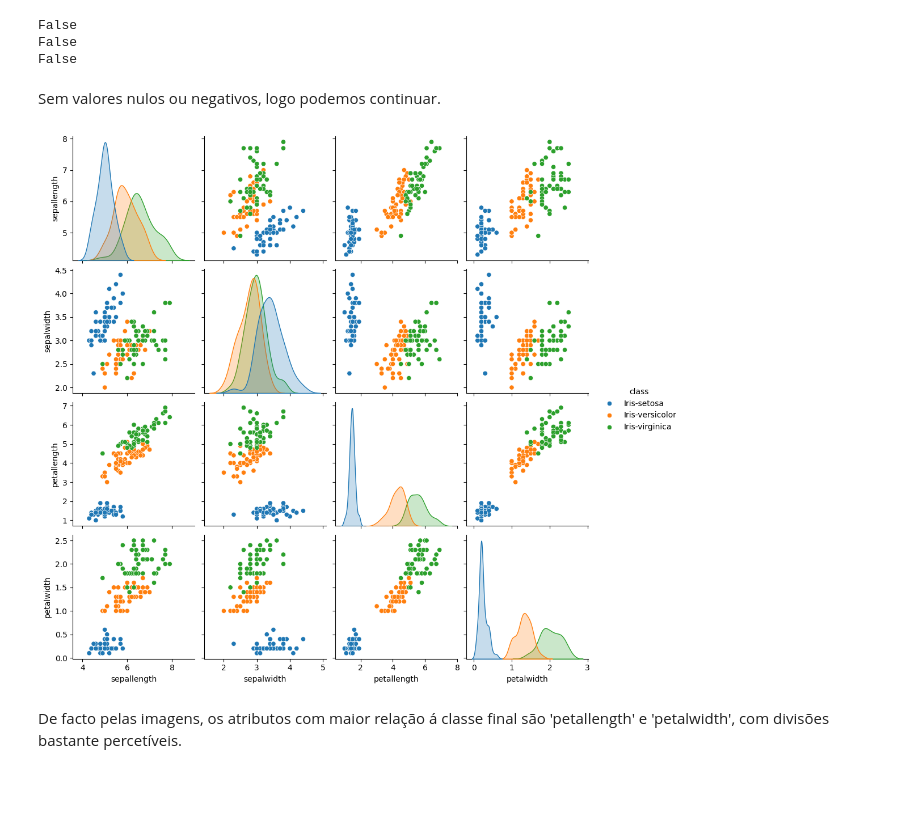
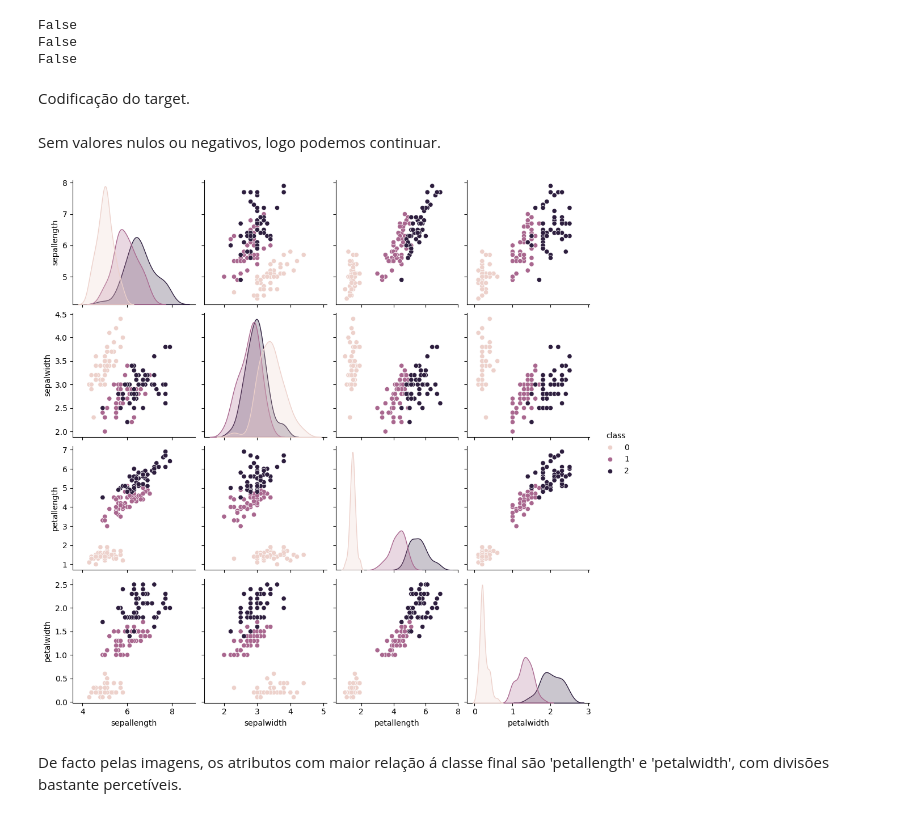
Before and after one commit to abrunhosa16/decisionsTrees, a Jupyter notebook: datasets/iris.ipynb, the cells around one changed output. Saved outputs shown, nothing was run; the diff lists cells and outputs as text; code cells hidden in the pictures; blank space fills up the shorter version.

```diff
--- a/datasets/iris.ipynb
+++ b/datasets/iris.ipynb
@@ -1,8 +1,8 @@
 # %%
 import pandas as pd, numpy as np, os, seaborn, matplotlib.pyplot as plt
 # %%
-weather_df = pd.read_csv('iris.csv')
-weather_df.head()
+iris_df = pd.read_csv('iris.csv')
+iris_df.head()
 # %% [output]
 |  | ID | sepallength | sepalwidth | petallength | petalwidth | class |
 | 0 | 1 | 5.1 | 3.5 | 1.4 | 0.2 | Iris-setosa |
@@ -39,12 +20,17 @@ print((weather_df.select_dtypes(include=[np.number]) < 0).any().any())
 False
 False
 False
+# %% [markdown]
+Codificação do target.
+# %%
+class_dict = {'Iris-setosa': 0, 'Iris-versicolor': 1, 'Iris-virginica': 2}
+iris_df['class'] = iris_df['class'].map(class_dict)
 # %% [markdown]
 Sem valores nulos ou negativos, logo podemos continuar.
 # %%
-seaborn.pairplot(weather_df, hue='class', vars=['sepallength', 'sepalwidth', 'petallength', 'petalwidth'])
+seaborn.pairplot(iris_df, hue='class', vars=['sepallength', 'sepalwidth', 'petallength', 'petalwidth'])
 plt.show()
 # %% [output]
-[figure, old version]
+[figure, new version]
 # %% [markdown]
 De facto pelas imagens, os atributos com maior relação á classe final são 'petallength' e 'petalwidth', com divisões bastante percetíveis.
```
Also changed, not shown: parts of 8 cells of this notebook.
